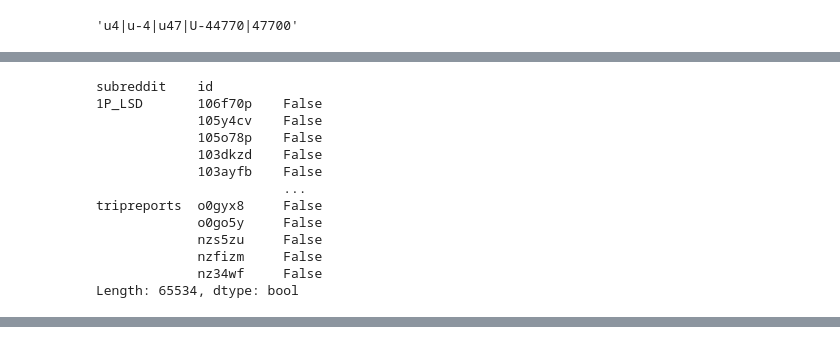
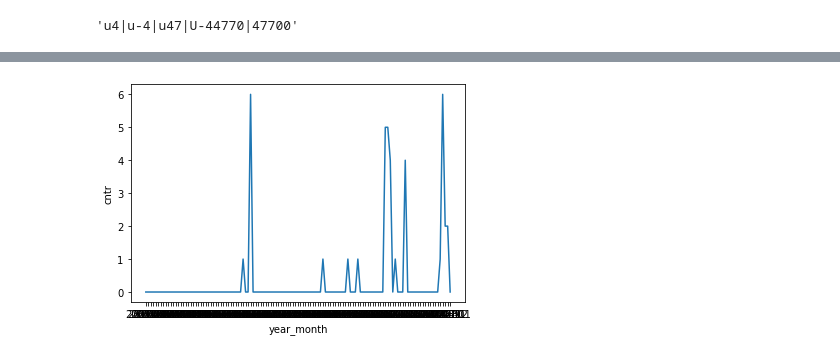
Before and after one commit to dspgroupd1/MODUS, a Jupyter notebook: code/scrapers/reddit/reddit-scraper.ipynb, the cells around one changed output, grey strips where cells are left out. Drawn from its saved outputs; the diff is of its cells as text; code cells hidden in the pictures.

Commit message:
first plot of amount of mentions in reddit, and gitignore file

```diff
--- a/code/scrapers/reddit/reddit-scraper.ipynb
+++ b/code/scrapers/reddit/reddit-scraper.ipynb
@@ -231 +231,3 @@ display(data_combined_with_delta)
+# %%
+data_combined_with_delta['year_month'] = pd.to_datetime(data_combined_with_delta['created_utc']).dt.strftime('%Y-%m')
 # %%
@@ -239,5 +249,12 @@ display(data_combined_with_delta)
 # %%
-drug_kwrds = {'carfentanil':'carfent','U-47700':'u4|u-4|u47|U-44770|47700'}
+drug_kwrds = {'carfentanil':'carfentanil|carfent',
+              'U-47700':'u4|u-4|u47|U-44770|47700',
+             'Eutylone': 'Eutylone',
+             'Flualprazolam': 'Flualprazolam|ﬂualp',
+             'N-Ethylpentylone': 'N-Ethylpentylone|Ephylone|bk-EBDP|ephylone',
+             '5F-MDMB-PICA': '5F-MDMB-PICA|MDMB-2201',
+             'Isotonitazene':'Isotonitazene',
+             'Brorphine':'Brorphine'}
 # %%
 drug_kwrds['U-47700']
 # %% [output]
@@ -245,5 +262,4 @@ drug_kwrds['U-47700']
 # %%
 import re
 text_to_analyse = data_combined_with_delta['title'] + data_combined_with_delta['selftext'].fillna('')
-cntr = text_to_analyse.str.contains(drug_kwrds['U-47700'], flags=re.IGNORECASE,regex=True)
-cntr.sum()
+data_combined_with_delta['cntr'] = text_to_analyse.str.count(drug_kwrds['U-47700'], flags=re.IGNORECASE)
@@ -252,19 +283,6 @@ cntr.sum()
 # %%
-cntr
+drug_mentions = data_combined_with_delta.groupby('year_month').sum()
-# %% [output]
-subreddit    id
-1P_LSD       106f70p    False
-             105y4cv    False
-             105o78p    False
-             103dkzd    False
-             103ayfb    False
-                        ...
-tripreports  o0gyx8     False
-             o0go5y     False
-             nzs5zu     False
-             nzfizm     False
-             nz34wf     False
-Length: 65534, dtype: bool
 # %%
-pd.to_datetime(data_combined_with_delta['created_utc'])
+import seaborn as sns
+sns.lineplot(data=drug_mentions, x="year_month", y="cntr")
 # %% [output]
@@ -283,0 +290 @@ Name: created_utc, Length: 65534, dtype: datetime64[ns, UTC]
+[figure, added]
```
Also changed, not shown: parts of 8 cells of this notebook, 4 other files.
